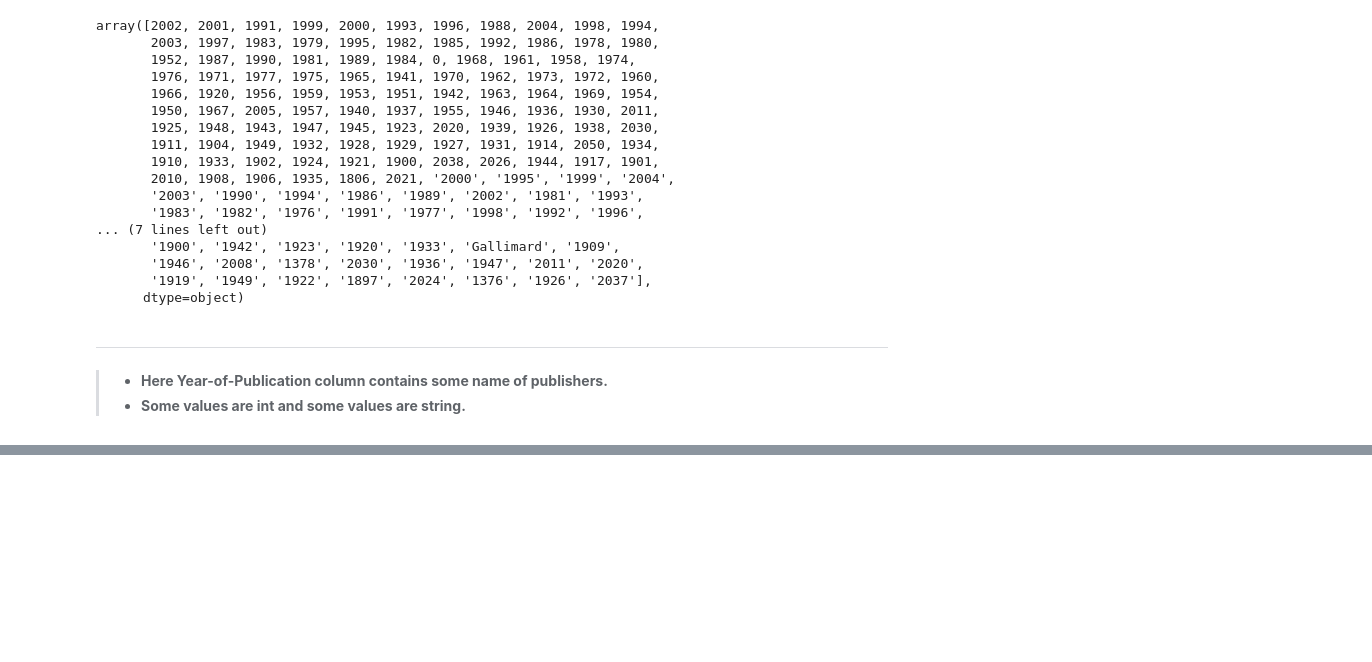
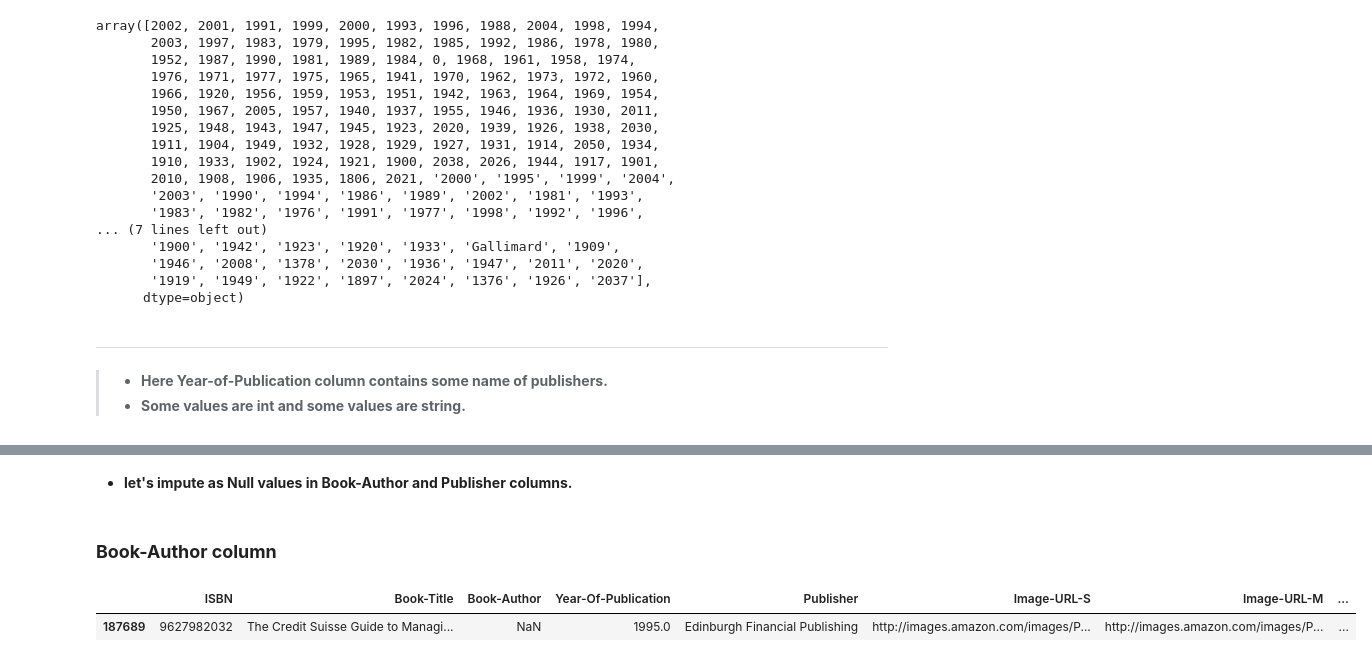
Before and after one commit to vickypandey07/Book-Recommendation-System, a Jupyter notebook: Book_Recommendation_System_Vikram_Pandey_Capstone_Project_4.ipynb, the cells around one changed output, grey strips where cells are left out. Saved outputs shown, nothing was run; the diff lists cells and outputs as text; code cells hidden in the pictures; blank space fills up the shorter version.

```diff
--- a/Book_Recommendation_System_Vikram_Pandey_Capstone_Project_4.ipynb
+++ b/Book_Recommendation_System_Vikram_Pandey_Capstone_Project_4.ipynb
@@ -359,0 +401,7 @@ books['Year-Of-Publication']=books['Year-Of-Publication'].astype('str')
+# %%
+# Making required corrections as above, keeping other fields intact
+
+books.loc[books.ISBN == '2070426769','Year-Of-Publication'] = 2003
+books.loc[books.ISBN == '2070426769','Book-Author'] = "Jean-Marie Gustave Le ClÃ?Â©zio"
+books.loc[books.ISBN == '2070426769','Publisher'] = "Gallimard"
+books.loc[books.ISBN == '2070426769','Book-Title'] = "Peuple du ciel, suivi de 'Les Bergers"
@@ -359,0 +435,8 @@ books['Year-Of-Publication']=books['Year-Of-Publication'].astype('str')
+# %%
+# Here Setting invalid years as NaN
+
+books.loc[(books['Year-Of-Publication'] > 2006) | (books['Year-Of-Publication'] == 0),'Year-Of-Publication'] = np.NAN
+# %%
+# Replacing NaNs with mean value of Year-Of-Publication
+
+books['Year-Of-Publication'].fillna(round(books['Year-Of-Publication'].mean()), inplace=True)
@@ -359,0 +458,11 @@ books['Year-Of-Publication']=books['Year-Of-Publication'].astype('str')
+# %% [markdown]
+* **let's impute as Null values in Book-Author and Publisher columns.**
+# %% [markdown]
+### **Book-Author column**
+# %%
+# Exploring 'Book-Author' column
+
+books.loc[books['Book-Author'].isnull(),:]
+# %% [output]
+|  | ISBN | Book-Title | Book-Author | Year-Of-Publication | Publisher | Image-URL-S | Image-URL-M | ... |
+| 187689 | 9627982032 | The Credit Suisse Guide to Managi... | NaN | 1995.0 | Edinburgh Financial Publishing | http://images.amazon.com/images/P... | http://images.amazon.com/images/P... | ... |
```
Also changed, not shown: parts of 17 cells of this notebook.
